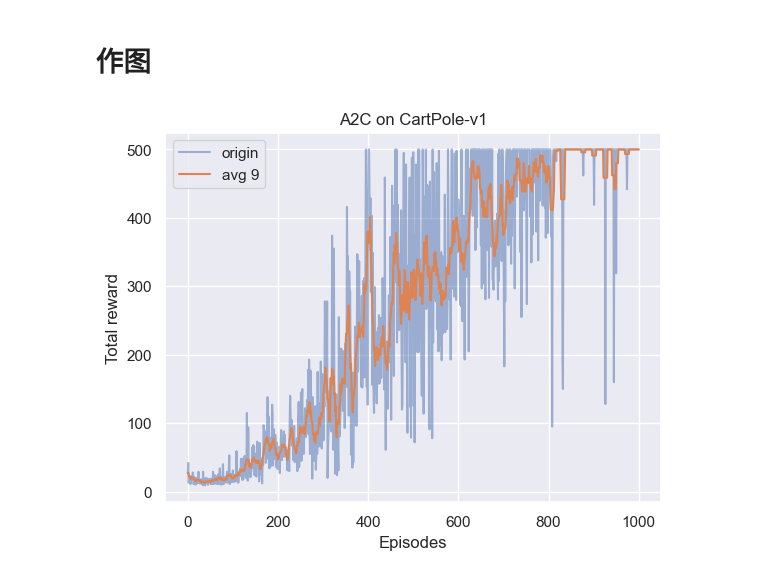
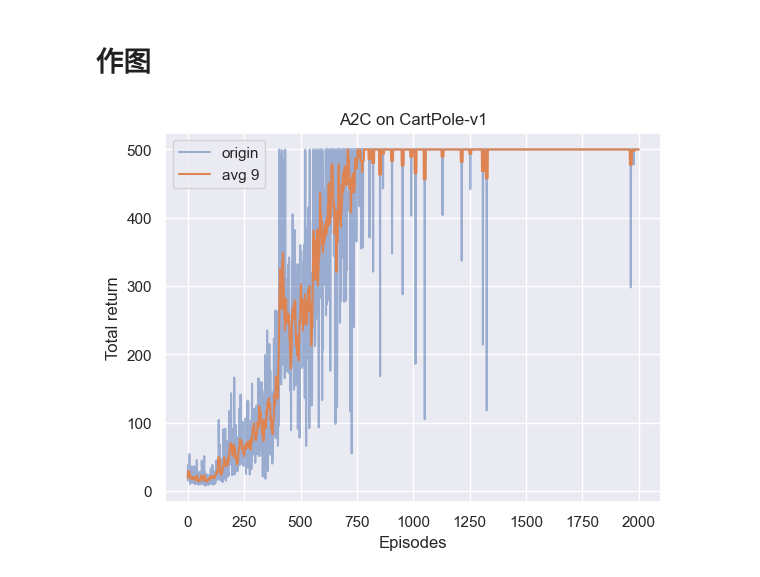
Before and after one commit to Aegis1863/ML_practice, a Jupyter notebook: 强化学习笔记/10_Actor-Critic.ipynb, the cells around one changed output. Cells and saved outputs as stored; diff of their text form; code cells hidden in the pictures.

```diff
--- a/强化学习笔记/10_Actor-Critic.ipynb
+++ b/强化学习笔记/10_Actor-Critic.ipynb
@@ -92,7 +109,7 @@ class ActorCritic:
 # A2C相关
 actor_lr = 1e-3
 critic_lr = 1e-2
-total_epochs = 10
+total_epochs = 20
 total_episodes = 100
 gamma = 0.98
 device = torch.device("cuda") if torch.cuda.is_available() else torch.device("cpu")
@@ -115,29 +132,31 @@ device:  cuda
 # 读取检查点
 # %%
 def read_ckp(ckp_path):
+    import torch
+    import os
     if os.path.exists(ckp_path):
         checkpoint = torch.load(ckp_path)
         s_epoch = checkpoint['epoch']
         s_episode = checkpoint['episode']
         agent.actor.load_state_dict(checkpoint['actor_best_weight'])
         agent.critic.load_state_dict(checkpoint['critic_best_weight'])
-        reward_list = checkpoint['reward_list']
-        return s_epoch, s_episode, reward_list
+        return_list = checkpoint['return_list']
+        return s_epoch, s_episode, return_list
     else:
         s_epoch = 0
         s_episode = 0
-        reward_list = []
-        return s_epoch, s_episode, reward_list
+        return_list = []
+        return s_epoch, s_episode, return_list
 # %%
 CKP_PATH = 'checkpoints/ckpt_A2C.pt'
-s_epoch, s_episode, reward_list = read_ckp(CKP_PATH)
+s_epoch, s_episode, return_list = read_ckp(CKP_PATH)
 # %% [markdown]
 # 训练函数
 # %%
-rl_utils.train_on_policy_agent(env, agent, s_epoch,  total_epochs, s_episode, total_episodes, reward_list, CKP_PATH)
+rl_utils.train_on_policy_agent(env, agent, s_epoch,  total_epochs, s_episode, total_episodes, return_list, CKP_PATH)
 # %% [markdown]
 # 作图
 # %%
-rl_utils.picture_reward(reward_list, 'A2C', env_name, 9)
+rl_utils.picture_return(return_list, 'A2C', env_name, 9)
 # %% [output]
-[figure, old version]
+[figure, new version]
```
Also changed, not shown: parts of 3 cells of this notebook, 11 other files.
